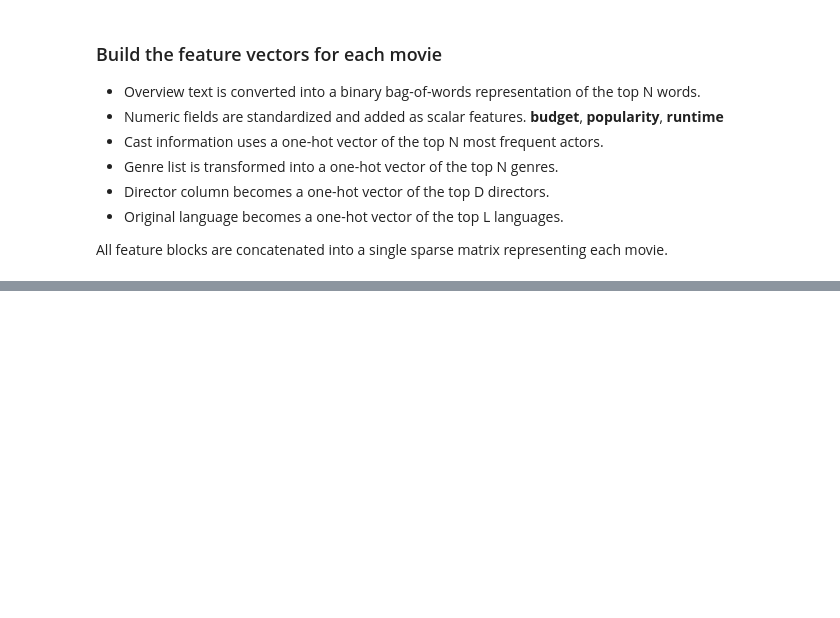
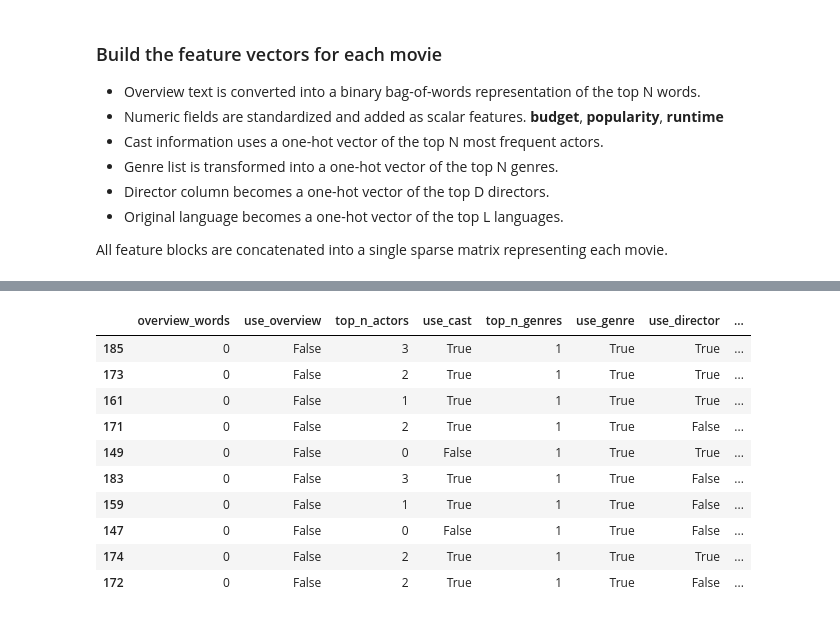
Before and after one commit to chuyiting/TMDB_Rating_Prediction, a Jupyter notebook: final-submission.ipynb, the cells around one changed output, grey strips where cells are left out. Saved outputs shown, nothing was run; the diff lists cells and outputs as text; code cells hidden in the pictures; blank space fills up the shorter version.

```diff
--- a/final-submission.ipynb
+++ b/final-submission.ipynb
@@ -881,6 +881,12 @@ def build_features(
         feature_blocks_val.append(overview_val)
         feature_blocks_test.append(overview_test)
         feature_name_blocks.append(overview_feature_names)
+    else:
+        overview_train = None
+        overview_val = None
+        overview_test = None
+        overview_feature_names = np.array([])
+        overview_vectorizer = None
 
     # Numeric features
     if len(numeric_cols) > 0:
@@ -1027,9 +1033,9 @@ feats = build_features(
     train_df,
     val_df,
     test_df,
-    max_overview_features=200,
+    max_overview_features=500,
     numeric_cols=["budget", "popularity", "runtime"],
-    use_overview=True,
+    use_overview=False,
     use_cast=True,
     use_genre=True,
     use_director=True,
@@ -1056,0 +1297,28 @@ Number of genre features: 20
+# %%
+import numpy as np
+from sklearn.metrics.pairwise import cosine_similarity
+
+def cosine_similarity_matrix(X_query, X_ref):
+    return cosine_similarity(X_query, X_ref)
+
+def weighted_average_predict(sim_matrix, y_train, k=20, global_mean=None):
+    if global_mean is None:
+        global_mean = float(np.mean(y_train))
+    n_query = sim_matrix.shape[0]
+    y_pred = np.empty(n_query, dtype=float)
+    for i in range(n_query):
+        sims = sim_matrix[i]
+        if k is not None and k < sims.shape[0]:
+            idx = np.argpartition(-sims, k)[:k]
+        else:
+            idx = np.arange(sims.shape[0])
+        neighbor_sims = sims[idx]
+        neighbor_ratings = y_train[idx]
+        positive = neighbor_sims > 0
+        if not np.any(positive):
+            y_pred[i] = global_mean
+        else:
+            weights = neighbor_sims[positive]
+            ratings = neighbor_ratings[positive]
+            y_pred[i] = np.sum(weights * ratings) / np.sum(weights)
+    return y_pred
@@ -1056,0 +1470,15 @@ Number of genre features: 20
+# %%
+top10 = ablation_df.sort_values("RMSE").head(10)
+top10
+# %% [output]
+|  | overview_words | use_overview | top_n_actors | use_cast | top_n_genres | use_genre | use_director | ... |
+| 185 | 0 | False | 3 | True | 1 | True | True | ... |
+| 173 | 0 | False | 2 | True | 1 | True | True | ... |
+| 161 | 0 | False | 1 | True | 1 | True | True | ... |
+| 171 | 0 | False | 2 | True | 1 | True | False | ... |
+| 149 | 0 | False | 0 | False | 1 | True | True | ... |
+| 183 | 0 | False | 3 | True | 1 | True | False | ... |
+| 159 | 0 | False | 1 | True | 1 | True | False | ... |
+| 147 | 0 | False | 0 | False | 1 | True | False | ... |
+| 174 | 0 | False | 2 | True | 1 | True | True | ... |
+| 172 | 0 | False | 2 | True | 1 | True | False | ... |
```
Also changed, not shown: parts of 10 cells of this notebook.
